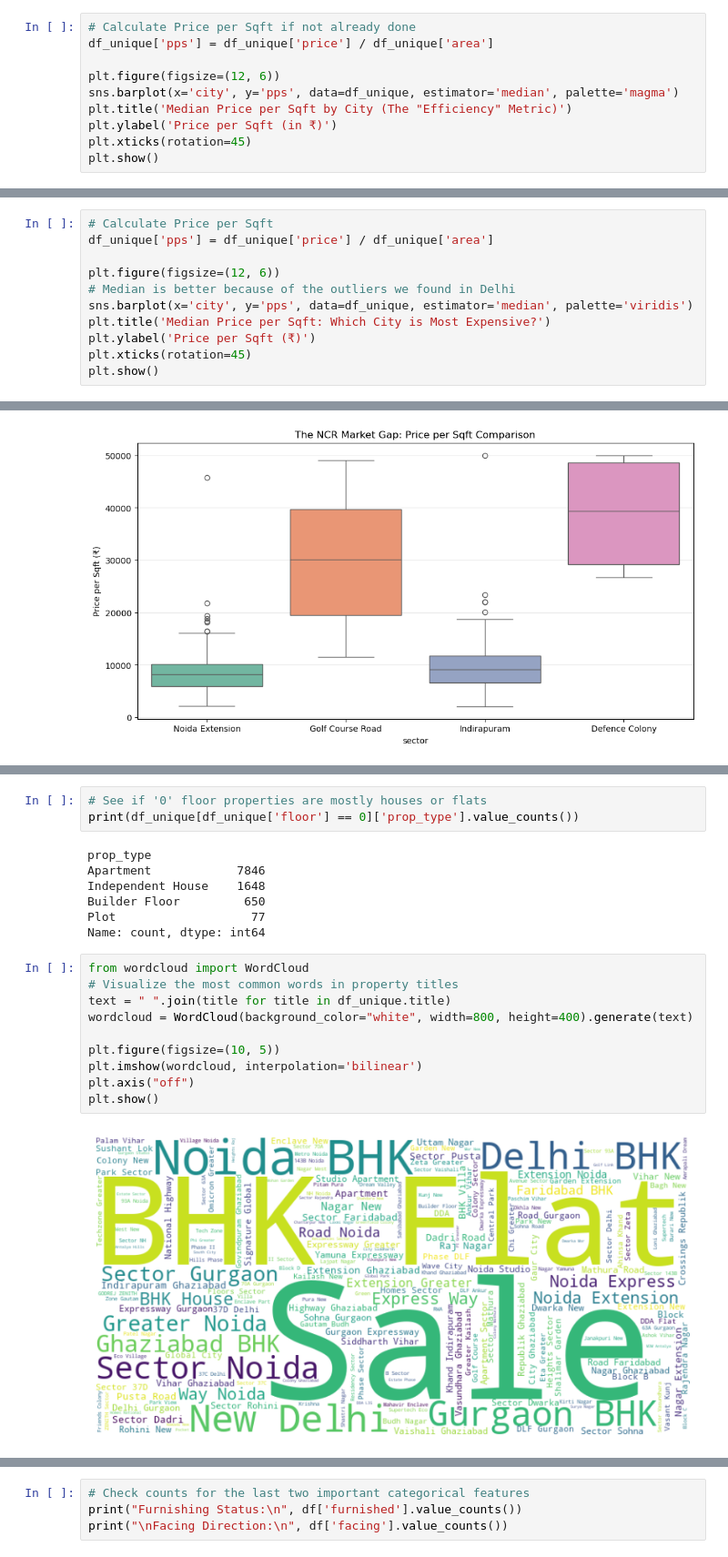
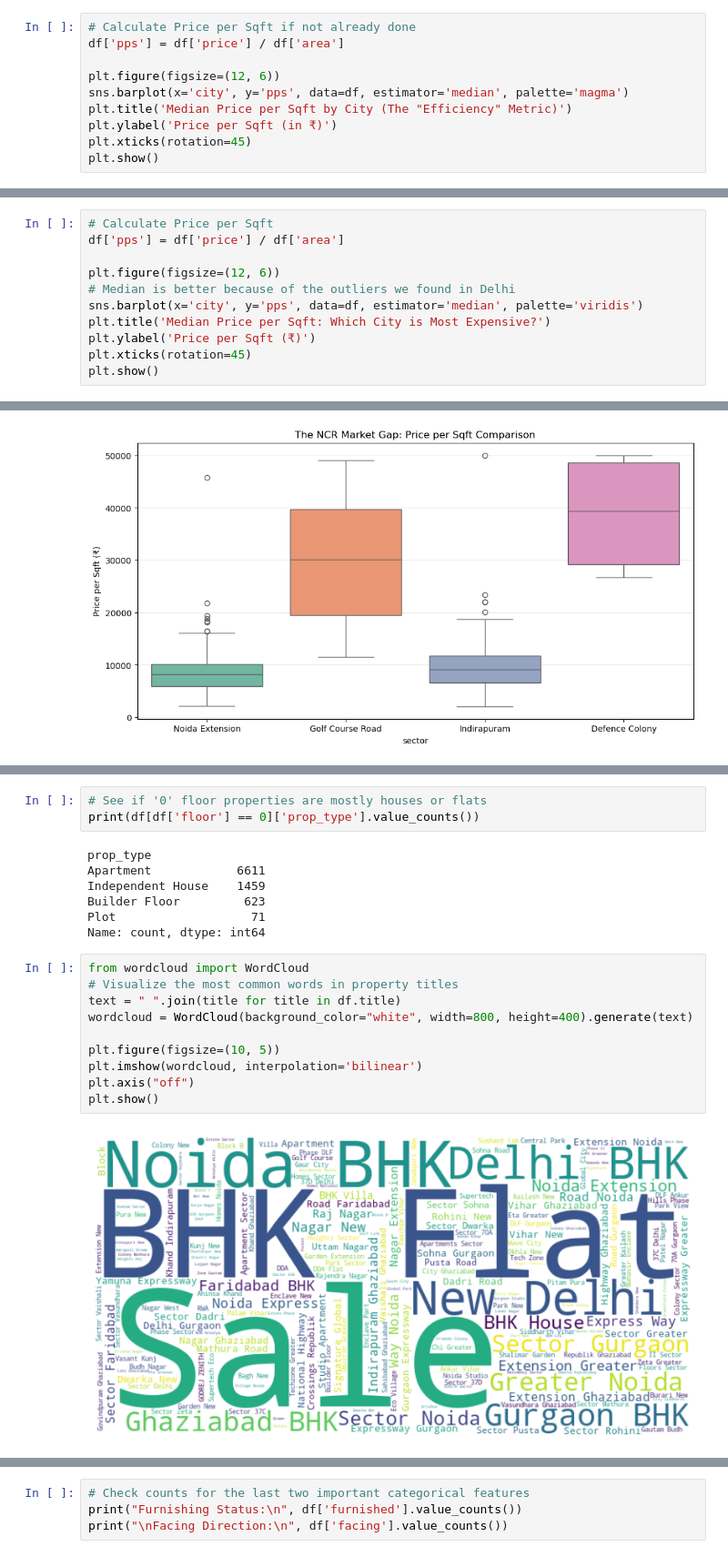
Before and after one commit to anixes/ncr_property_intelligence_system, a Jupyter notebook: notebooks/01_eda.ipynb, the cells around one changed output, grey strips where cells are left out. Shown at 91% size. Cells and saved outputs as stored; diff of their text form.

Commit message:
feat: create initial EDA notebook for NCR property price estimation, including data loading and initial exploration final before feature eng.

```diff
--- a/notebooks/01_eda.ipynb
+++ b/notebooks/01_eda.ipynb
@@ -382,10 +503,10 @@ pool: [0 1]
 servant_room: [0 1]
 # %%
 # Calculate Price per Sqft if not already done
-df_unique['pps'] = df_unique['price'] / df_unique['area']
+df['pps'] = df['price'] / df['area']
 
 plt.figure(figsize=(12, 6))
-sns.barplot(x='city', y='pps', data=df_unique, estimator='median', palette='magma')
+sns.barplot(x='city', y='pps', data=df, estimator='median', palette='magma')
 plt.title('Median Price per Sqft by City (The "Efficiency" Metric)')
 plt.ylabel('Price per Sqft (in ₹)')
 plt.xticks(rotation=45)
@@ -407,10 +544,10 @@ Correlation (Bedrooms vs Price): 0.58
 # %%
 # Calculate Price per Sqft
-df_unique['pps'] = df_unique['price'] / df_unique['area']
+df['pps'] = df['price'] / df['area']
 
 plt.figure(figsize=(12, 6))
 # Median is better because of the outliers we found in Delhi
-sns.barplot(x='city', y='pps', data=df_unique, estimator='median', palette='viridis')
+sns.barplot(x='city', y='pps', data=df, estimator='median', palette='viridis')
 plt.title('Median Price per Sqft: Which City is Most Expensive?')
 plt.ylabel('Price per Sqft (₹)')
 plt.xticks(rotation=45)
@@ -516,22 +714,22 @@ Passing `palette` without assigning `hue` is deprecated and will be removed in v
 # %%
 # See if '0' floor properties are mostly houses or flats
-print(df_unique[df_unique['floor'] == 0]['prop_type'].value_counts())
+print(df[df['floor'] == 0]['prop_type'].value_counts())
 # %% [output]
 prop_type
-Apartment            7846
-Independent House    1648
-Builder Floor         650
-Plot                   77
+Apartment            6611
+Independent House    1459
+Builder Floor         623
+Plot                   71
 Name: count, dtype: int64
 # %%
 from wordcloud import WordCloud
 # Visualize the most common words in property titles
-text = " ".join(title for title in df_unique.title)
+text = " ".join(title for title in df.title)
 wordcloud = WordCloud(background_color="white", width=800, height=400).generate(text)
 
 plt.figure(figsize=(10, 5))
 plt.imshow(wordcloud, interpolation='bilinear')
 plt.axis("off")
 plt.show()
 # %% [output]
-[figure, old version]
+[figure, new version]
```
Also changed, not shown: parts of 43 cells of this notebook.
